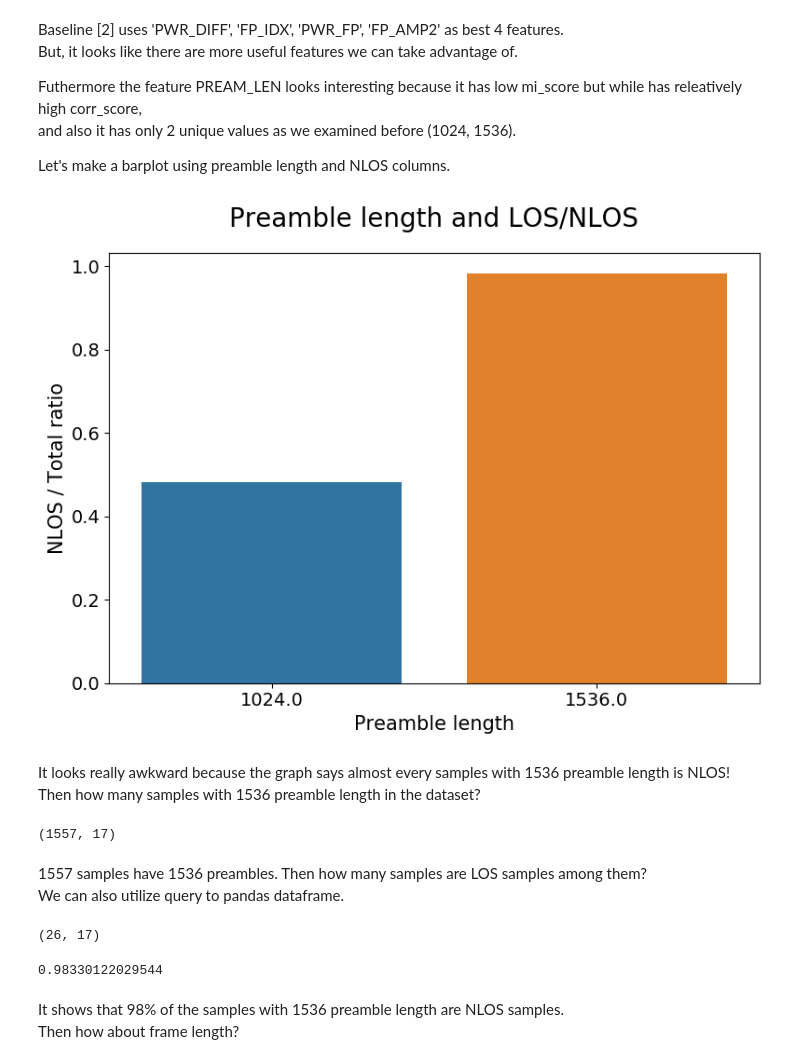
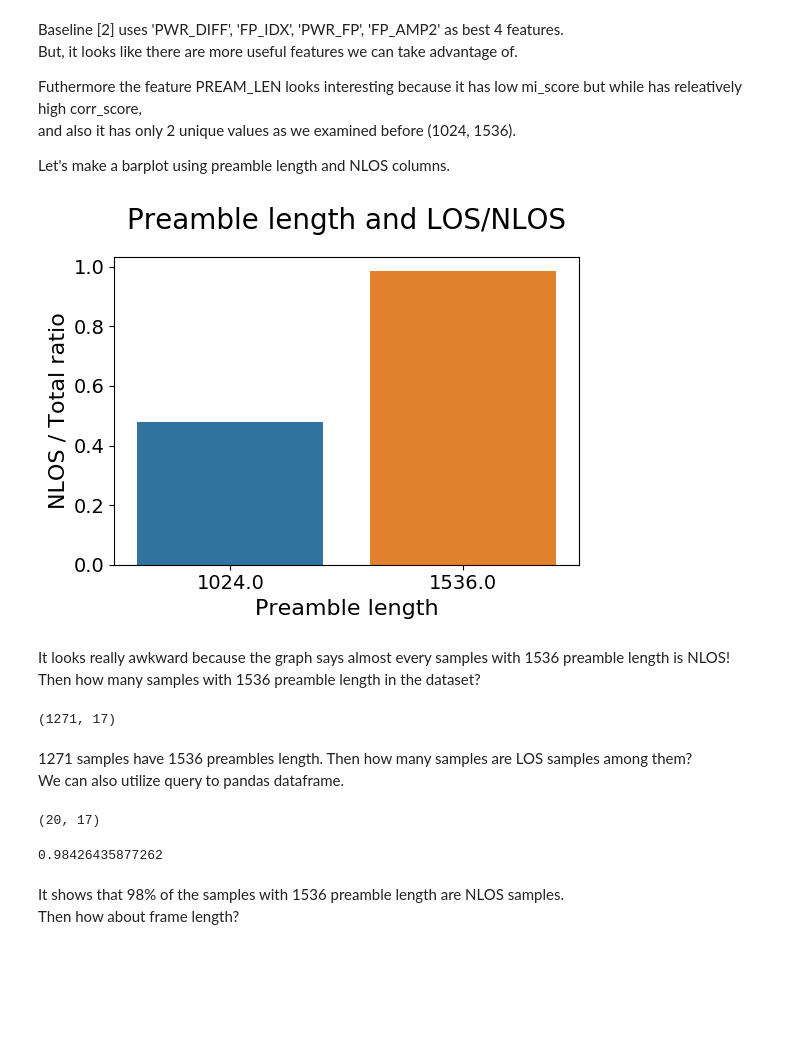
Before and after one commit to junyongeom/binary_classification_tutorial, a Jupyter notebook: classfication_tutorial.ipynb, the cells around one changed output. Drawn from its saved outputs; the diff is of its cells as text; code cells hidden in the pictures; blank space fills up the shorter version.

```diff
--- a/classfication_tutorial.ipynb
+++ b/classfication_tutorial.ipynb
@@ -202,12 +195,16 @@ We train the model with the training samples and predict test samples' LOS/NLOS
 # %%
 from sklearn.ensemble import RandomForestClassifier
 
+baseline_features_14 = ['RANGE', 'FP_AMP1', 'FP_AMP2', 'FP_AMP3', 'STDEV_NOISE',
+                        'CIR_PWR', 'RXPACC', 'MAX_NOISE', 'FP_IDX',
+                        'PWR_RSS', 'PWR_FP', 'RAT_MN_FP', 'PWR_DIFF', 'PWR_RAT']
+
 # same hyperparameters with [2] and set random_state for the reproducibility
-baseline14_model = RandomForestClassifier(n_estimators=30, random_state=302)
+baseline14_model = RandomForestClassifier(n_estimators=30, random_state=123)
 # training
-baseline14_model.fit(train_X, train_y)
+baseline14_model.fit(train_X[baseline_features_14], train_y)
 # predicts LOS/NLOS using test samples
-pred_y = baseline14_model.predict(test_X)
+pred_y = baseline14_model.predict(test_X[baseline_features_14])
 # %% [markdown]
 Then let's see f1_score of the baseline model with 14 features.
 # %%
@@ -228,13 +225,9 @@ So let's test again with the model which trained with the 4 features.
 # %%
 baseline_features_4 = ['PWR_DIFF', 'FP_IDX', 'PWR_FP', 'FP_AMP2']
 
-y = dataset['NLOS']
-X = dataset[baseline_features_4]
-train_X, test_X, train_y, test_y = train_test_split(X, y, test_size=0.2, random_state=302)
-
-baseline4_model = RandomForestClassifier(n_estimators=30, random_state=302)
-baseline4_model.fit(train_X, train_y)
-pred_y = baseline4_model.predict(test_X)
+baseline4_model = RandomForestClassifier(n_estimators=30, random_state=123)
+baseline4_model.fit(train_X[baseline_features_4], train_y)
+pred_y = baseline4_model.predict(test_X[baseline_features_4])
 baseline4_score = f1_score(test_y, pred_y)
 
 print('baseline 4 f1 score:', baseline4_score)
@@ -250,6 +243,13 @@ But, above result indicates that the 4 useful features are not enough to disting
 # %% [markdown]
 In the last section, baseline model showed reasonable performance (0.907 f1 score) with 14 features.
 But how can we know which features are informative and which ones hinder training?
+# %%
+# 16 available features
+features = ['RANGE', 'FP_IDX', 'FP_AMP1', 'FP_AMP2', 'FP_AMP3',
+            'STDEV_NOISE', 'CIR_PWR', 'MAX_NOISE', 'RXPACC', 'FRAME_LEN',
+            'PREAM_LEN', 'PWR_RSS', 'PWR_FP', 'RAT_MN_FP', 'PWR_DIFF', 'PWR_RAT']
+train_X = train_X[features]
+training_set = pd.concat([train_y, train_X], axis=1)
 # %% [markdown]
 #### 3-1. Correlation
 # %% [markdown]
@@ -410,39 +399,34 @@ and also it has only 2 unique values as we examined before (1024, 1536).
 
 Let's make a barplot using preamble length and NLOS columns.
 # %%
-plt.subplots(figsize = (9,6))
-sns.barplot(x = "PREAM_LEN",
-            y = "NLOS",
-            data=my_dataset,
-            linewidth=6,
-            ci=None,
-           )
+plt.figure(figsize=(6, 4))
+sns.barplot(x = "PREAM_LEN", y = "NLOS", data=training_set,ci=None)
 
 plt.title("Preamble length and LOS/NLOS", fontsize = 20, pad=20)
-plt.xlabel("Preamble length", fontsize = 15)
-plt.ylabel("NLOS / Total ratio", fontsize = 15)
+plt.xlabel("Preamble length", fontsize = 16)
+plt.ylabel("NLOS / Total ratio", fontsize = 16)
 plt.xticks(fontsize=14)
 plt.yticks(fontsize=14);
 # %% [output]
-[figure, old version]
+[figure, new version]
 # %% [markdown]
 It looks really awkward because the graph says almost every samples with 1536 preamble length is NLOS!
 Then how many samples with 1536 preamble length in the dataset?
 # %%
-my_dataset[my_dataset['PREAM_LEN']==1536].shape
+training_set[training_set['PREAM_LEN']==1536].shape
 # %% [output]
-(1557, 17)
+(1271, 17)
 # %% [markdown]
-1557 samples have 1536 preambles. Then how many samples are LOS samples among them?
+1271 samples have 1536 preambles length. Then how many samples are LOS samples among them?
 We can also utilize query to pandas dataframe.
 # %%
-my_dataset.query("PREAM_LEN==1536 & NLOS==0").shape
+training_set.query("PREAM_LEN==1536 & NLOS==0").shape
 # %% [output]
-(26, 17)
+(20, 17)
 # %%
-1 - (26/1557)
+1 - (20/1271)
 # %% [output]
-0.98330122029544
+0.98426435877262
 # %% [markdown]
 It shows that 98% of the samples with 1536 preamble length are NLOS samples.
 Then how about frame length?
```
Also changed, not shown: parts of 72 cells of this notebook.
